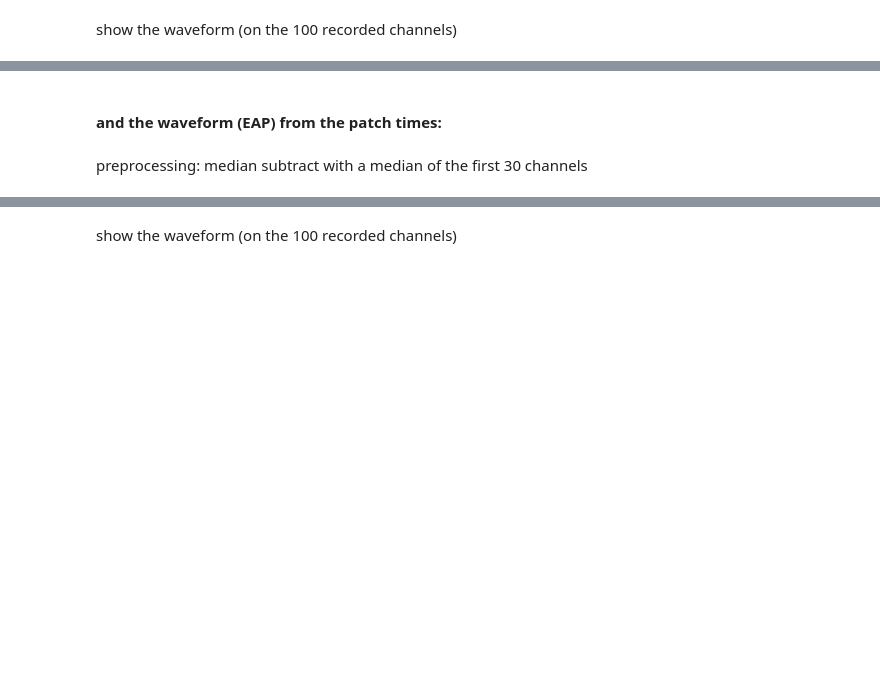
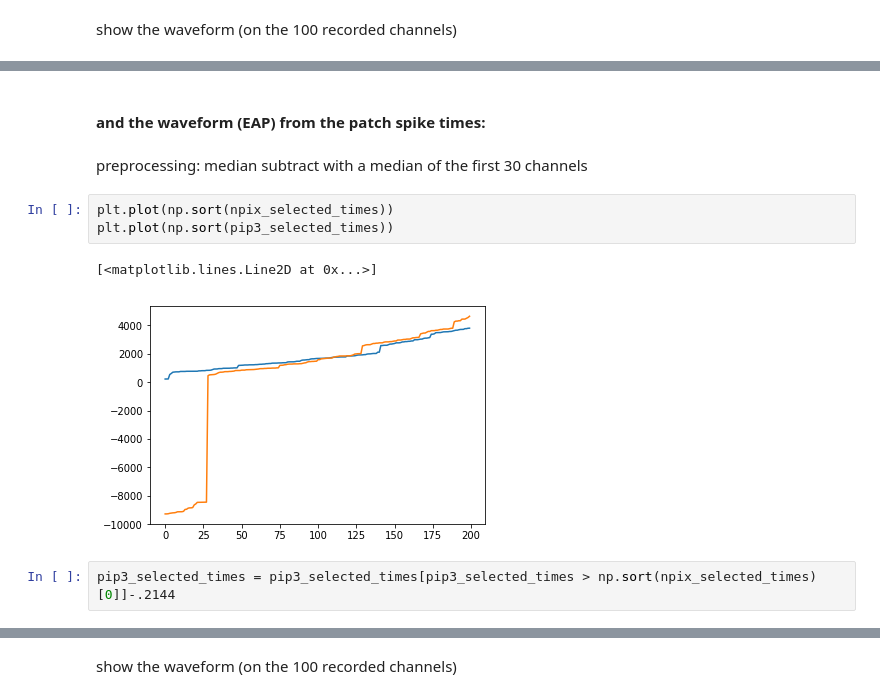
Before and after one commit to danieljdenman/neuropixels_invitro, a Jupyter notebook: invitro_analysis.ipynb, the cells around one changed output, grey strips where cells are left out. Saved outputs shown, nothing was run; the diff lists cells and outputs as text; blank space fills up the shorter version.

```diff
--- a/invitro_analysis.ipynb
+++ b/invitro_analysis.ipynb
@@ -277,7 +305,15 @@ Text(0.5, 1.0, 'channels with signal > 50uv: 26')
 # %% [markdown]
-#### and the waveform (EAP) from the patch times:
+#### and the waveform (EAP) from the patch spike times:
 # %% [markdown]
 preprocessing: median subtract with a median of the first 30 channels
+# %%
+plt.plot(np.sort(npix_selected_times))
+plt.plot(np.sort(pip3_selected_times))
+# %% [output]
+[<matplotlib.lines.Line2D at 0x...>]
+[figure, added]
+# %%
+pip3_selected_times = pip3_selected_times[pip3_selected_times > np.sort(npix_selected_times)[0]]-.2144
 # %%
 c = get_chunk(mm,pip3_selected_times[0]-0.001,pip3_selected_times[0]+0.002,100,sampling_rate=30000)
 offset_c = np.mean(c,axis=1)
```
Also changed, not shown: parts of 13 cells of this notebook.
